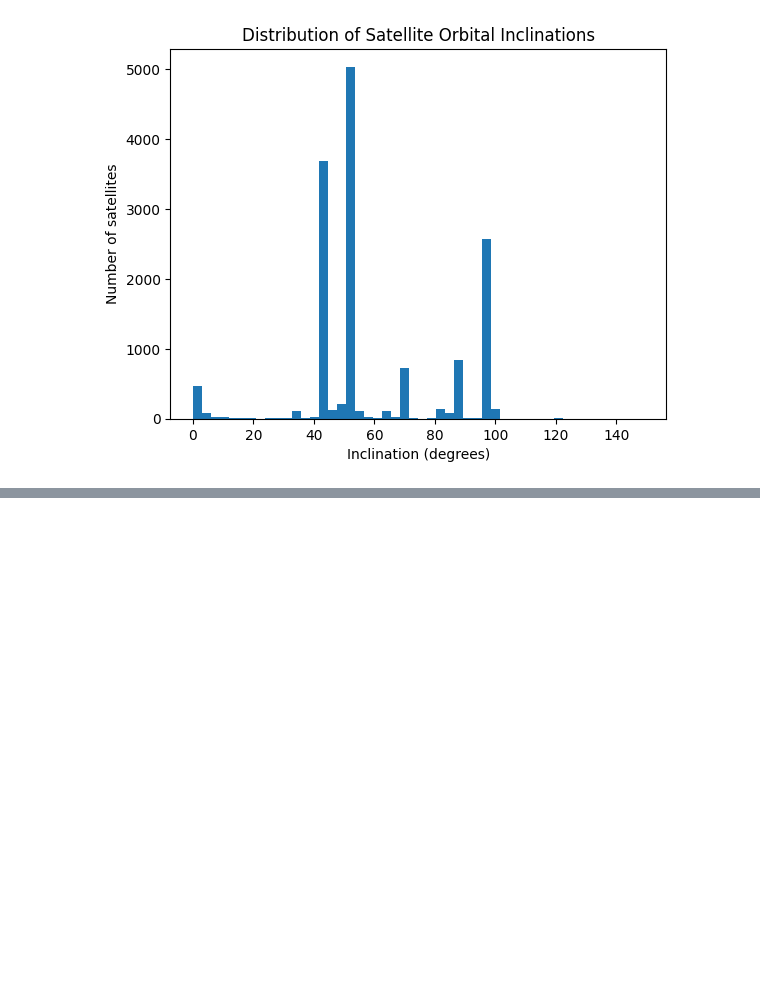
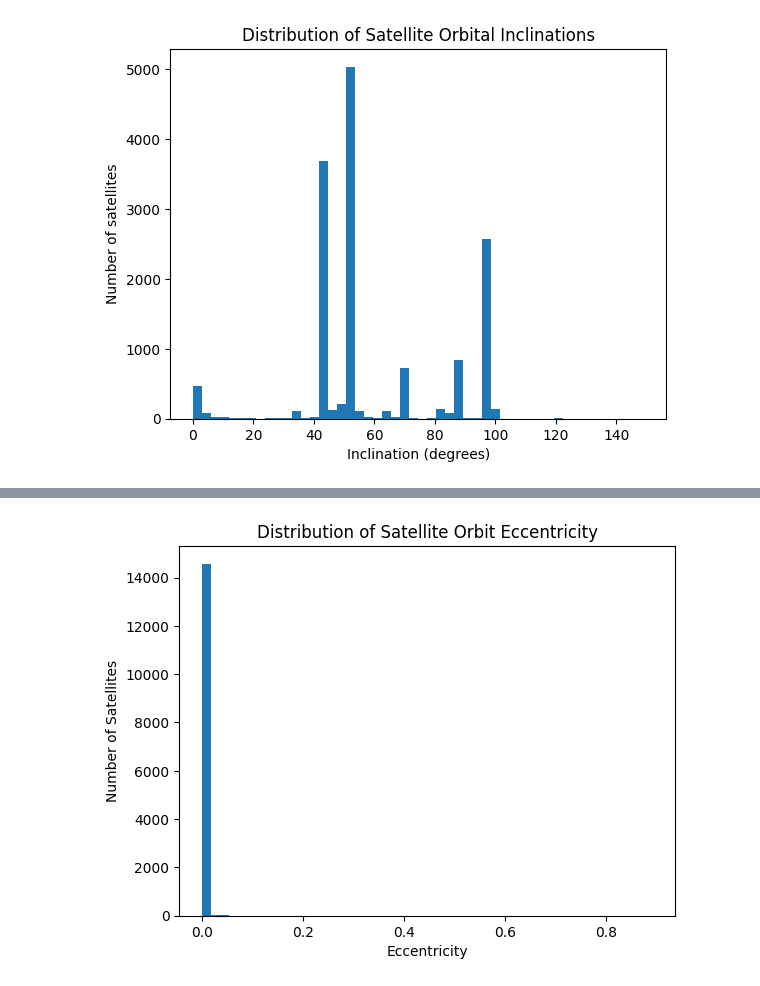
Before and after one commit to janmcconnellCityU/Satellite-Orbit-Data-Exploration, a Jupyter notebook: satellite_orbit_analysis.ipynb.ipynb, the cells around one changed output, grey strips where cells are left out. Cells and saved outputs as stored; diff of their text form; code cells hidden in the pictures; blank space fills up the shorter version.

```diff
--- a/satellite_orbit_analysis.ipynb.ipynb
+++ b/satellite_orbit_analysis.ipynb.ipynb
@@ -214,0 +288,28 @@ plt.show()
+# %%
+# ------------------------------------------------------------
+# Distribution of Satellite Orbit Eccentricity
+#
+# Eccentricity measures how circular or elliptical an orbit is.
+#
+# Values near 0 represent nearly circular orbits, which are
+# typical for operational satellites in LEO. Higher values
+# indicate increasingly elliptical orbits.
+#
+# This visualization shows that the majority of active satellites
+# operate in nearly circular orbits, with only a small number
+# occupying highly elliptical trajectories.
+# ------------------------------------------------------------
+# # Visualize the distribution of orbital eccentricity.
+# Eccentricity describes how circular or elliptical an orbit is.
+# Most operational satellites maintain nearly circular orbits,
+# so the distribution is expected to be heavily concentrated near zero.
+
+plt.hist(df["ECCENTRICITY"], bins=50)
+
+plt.xlabel("Eccentricity")
+plt.ylabel("Number of Satellites")
+plt.title("Distribution of Satellite Orbit Eccentricity")
+
+plt.show()
+# %% [output]
+[figure, added]
```
Also changed, not shown: parts of 4 cells of this notebook.
